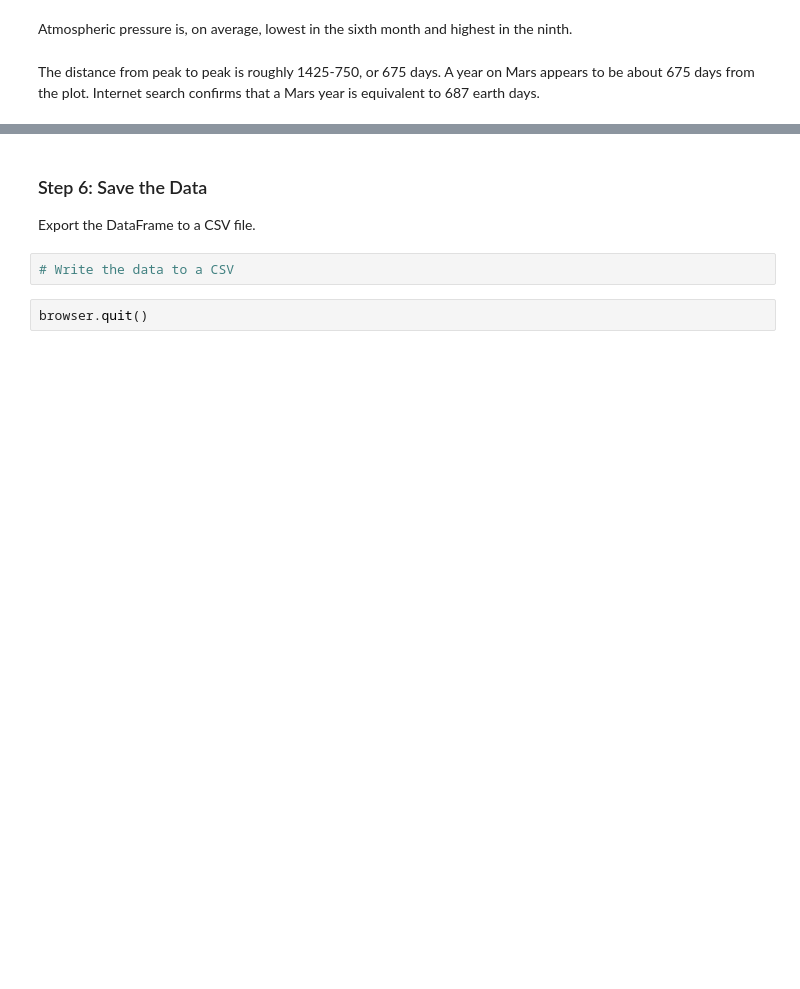
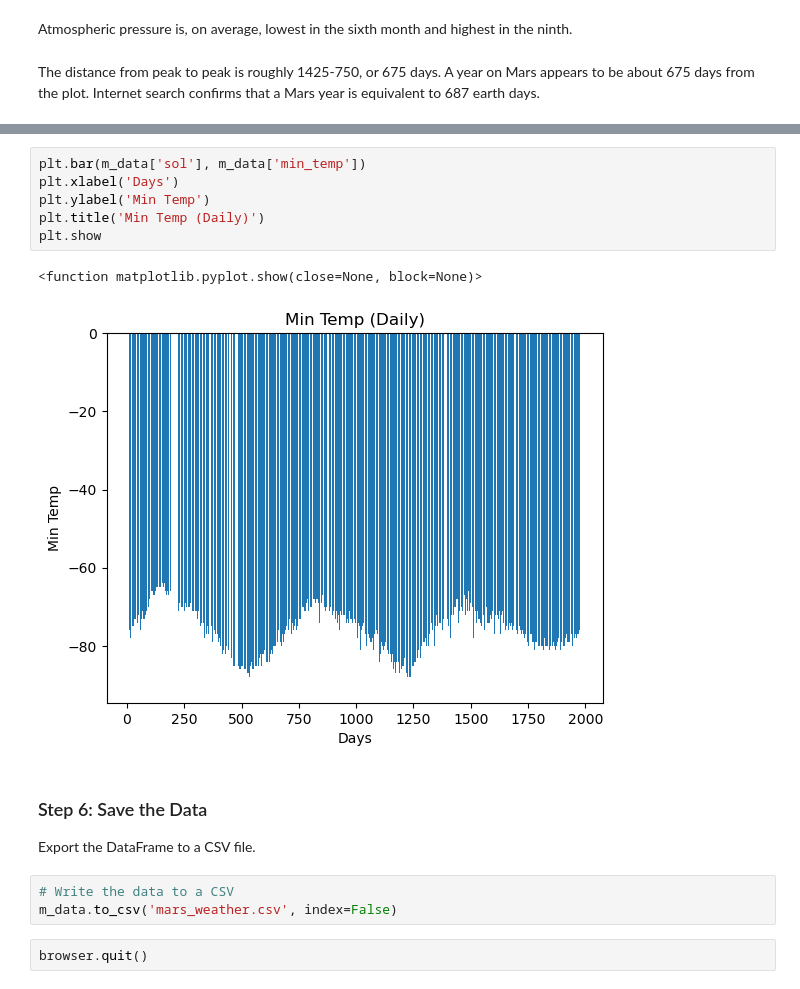
Before and after one commit to MrGoots/HTML_Scraping, a Jupyter notebook: part_2_mars_weather.ipynb, the cells around one changed output, grey strips where cells are left out. Saved outputs shown, nothing was run; the diff lists cells and outputs as text; blank space fills up the shorter version.

```diff
--- a/part_2_mars_weather.ipynb
+++ b/part_2_mars_weather.ipynb
@@ -257,8 +307,18 @@ The distance from peak to peak is roughly 1425-750, or 675 days. A year on Mars
+# %%
+plt.bar(m_data['sol'], m_data['min_temp'])
+plt.xlabel('Days')
+plt.ylabel('Min Temp')
+plt.title('Min Temp (Daily)')
+plt.show
+# %% [output]
+<function matplotlib.pyplot.show(close=None, block=None)>
+[figure, added]
 # %% [markdown]
 ### Step 6: Save the Data
 
 Export the DataFrame to a CSV file.
 # %%
 # Write the data to a CSV
+m_data.to_csv('mars_weather.csv', index=False)
 # %%
 browser.quit()
```
Also changed, not shown: parts of 11 cells of this notebook, 1 other file.
